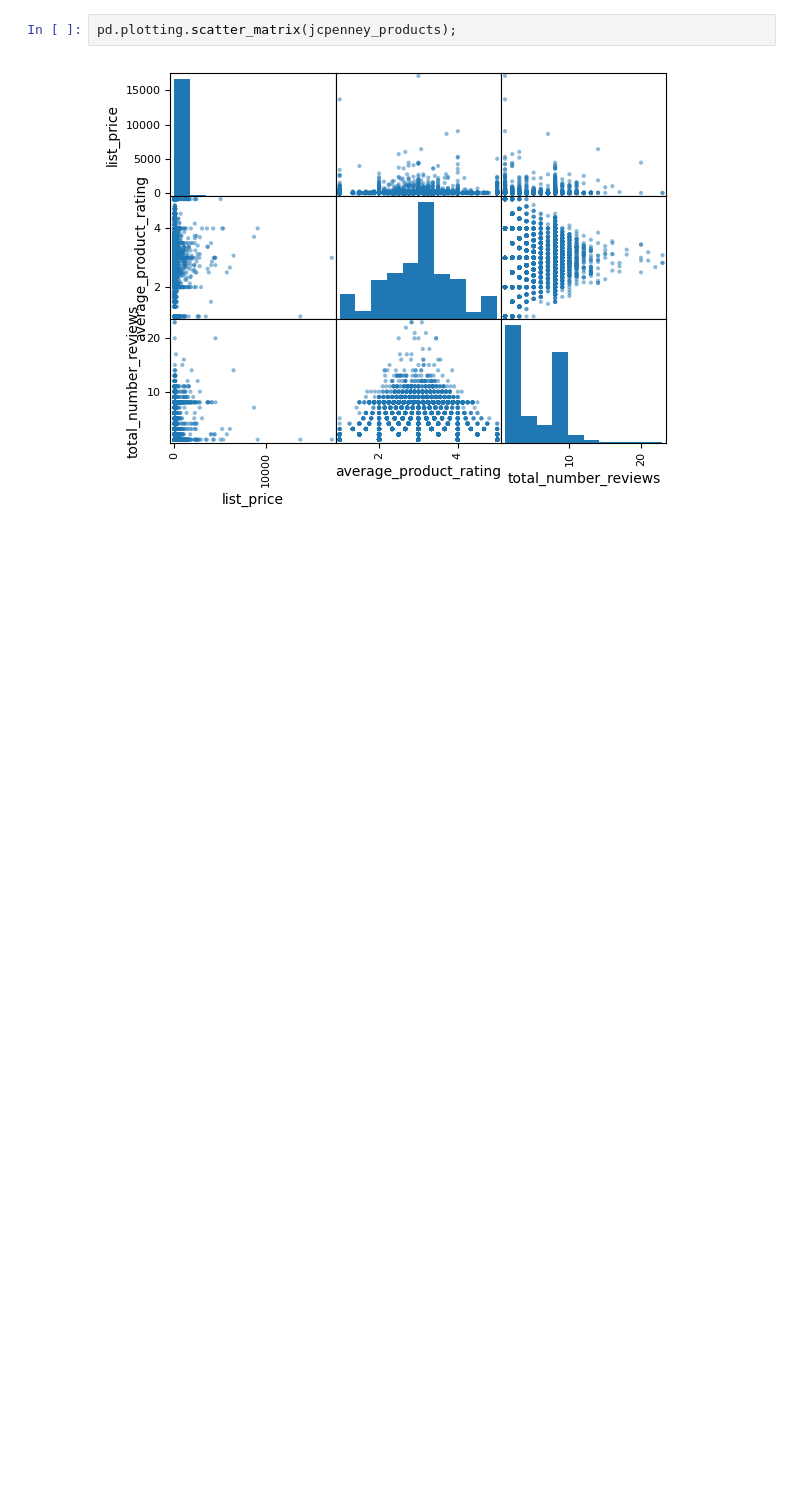
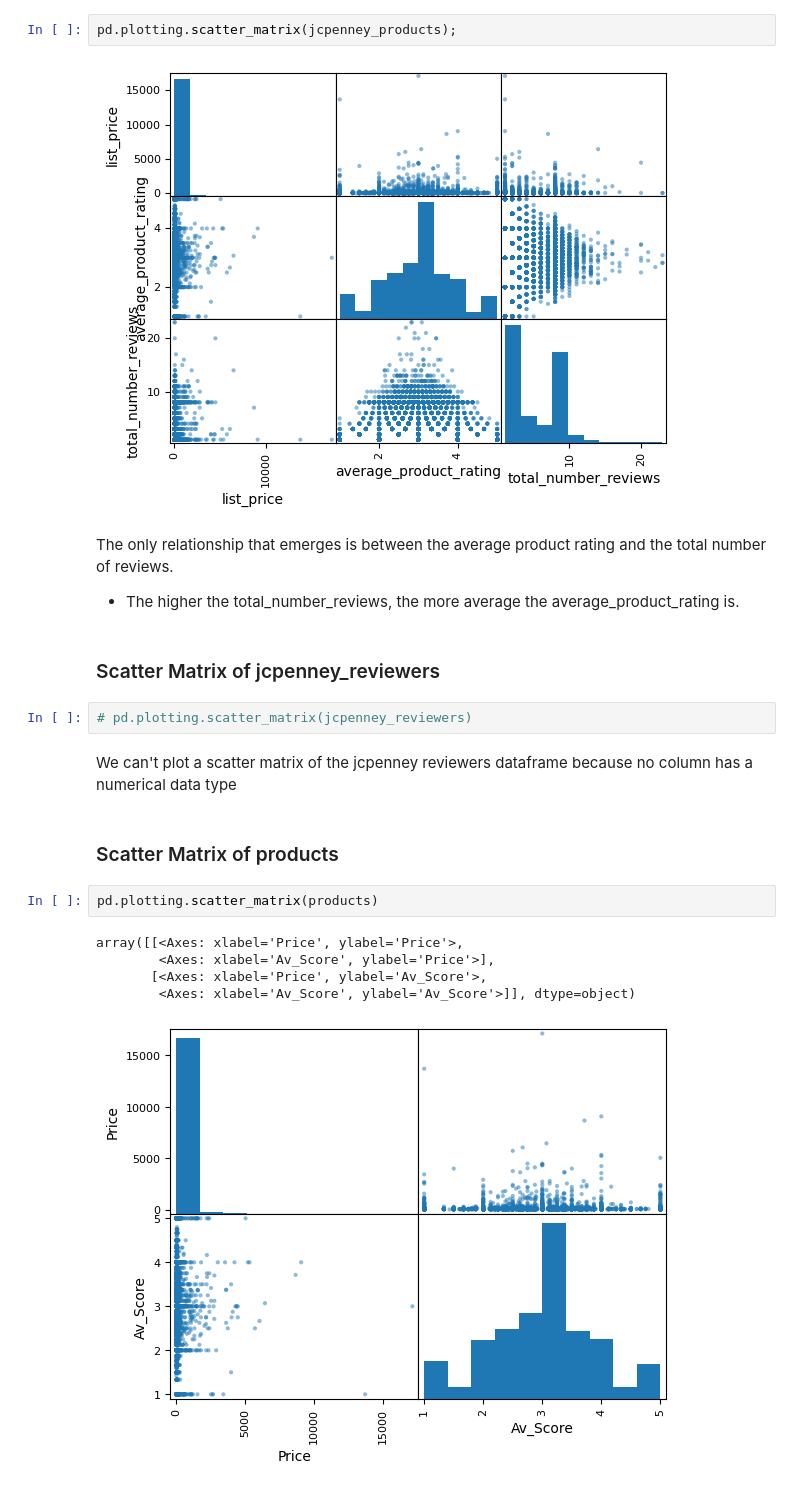
Before and after one commit to Kirera-Wainaina/data-manipulation-class-assignment, a Jupyter notebook: 3367315_BD2.ipynb, the cells around one changed output. Saved outputs shown, nothing was run; the diff lists cells and outputs as text; blank space fills up the shorter version.

Commit message:
Start asking questions from the data

```diff
--- a/3367315_BD2.ipynb
+++ b/3367315_BD2.ipynb
@@ -422,3 +445,22 @@ users.describe()
 pd.plotting.scatter_matrix(jcpenney_products);
 # %% [output]
 [figure]
+# %% [markdown]
+The only relationship that emerges is between the average product rating and the total number of reviews.
+- The higher the total_number_reviews, the more average the average_product_rating is.
+# %% [markdown]
+### Scatter Matrix of jcpenney_reviewers
+# %%
+# pd.plotting.scatter_matrix(jcpenney_reviewers)
+# %% [markdown]
+We can't plot a scatter matrix of the jcpenney reviewers dataframe because no column has a numerical data type
+# %% [markdown]
+### Scatter Matrix of products
+# %%
+pd.plotting.scatter_matrix(products)
+# %% [output]
+array([[<Axes: xlabel='Price', ylabel='Price'>,
+        <Axes: xlabel='Av_Score', ylabel='Price'>],
+       [<Axes: xlabel='Price', ylabel='Av_Score'>,
+        <Axes: xlabel='Av_Score', ylabel='Av_Score'>]], dtype=object)
+[figure, added]
```
Also changed, not shown: parts of 36 cells of this notebook.
